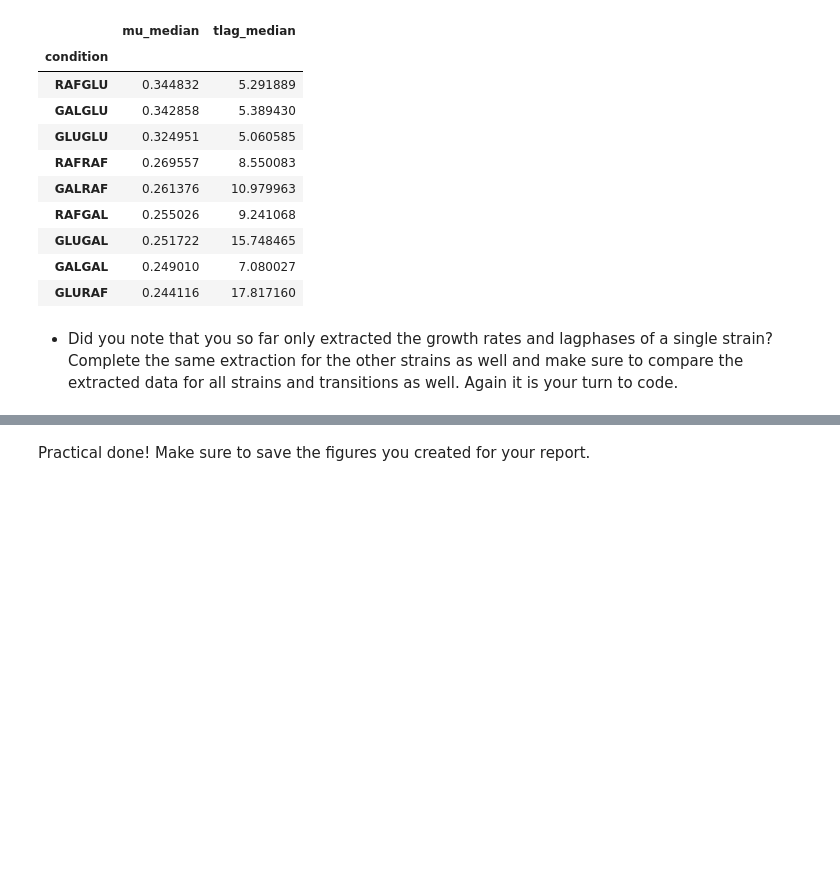
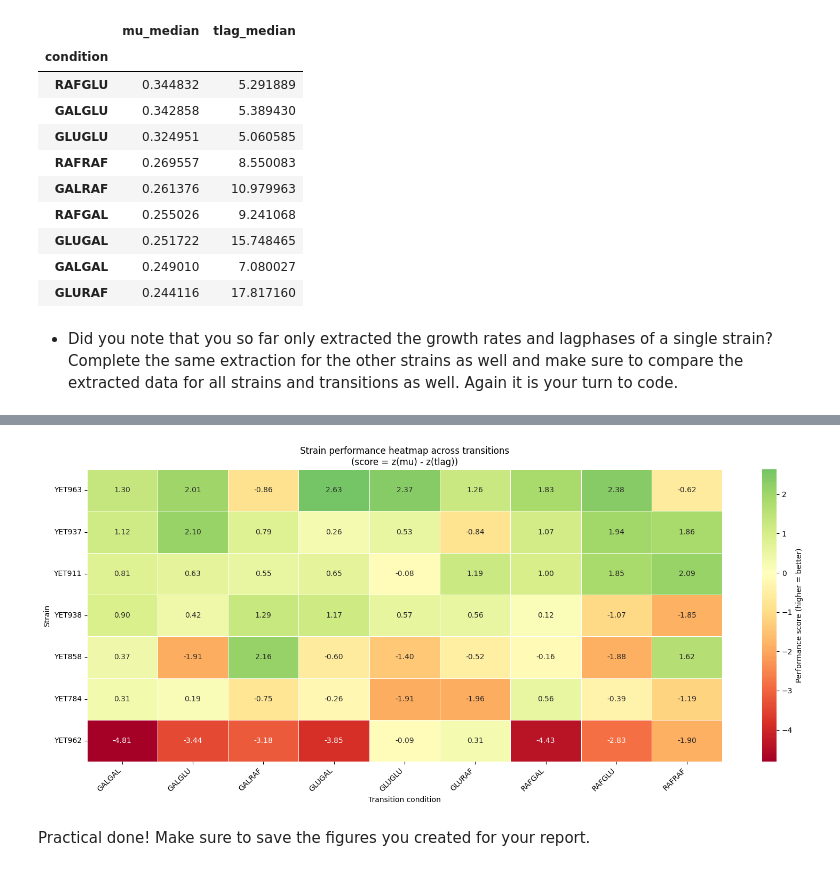
Before and after one commit to itsme-eni/quant_single_cell, a Jupyter notebook: 1_practical_Platereader_Growth2025/01 Growth experiments.ipynb, the cells around one changed output, grey strips where cells are left out. Cells and saved outputs as stored; diff of their text form; code cells hidden in the pictures; blank space fills up the shorter version.

Commit message:
A lot of extra graphs

```diff
--- a/1_practical_Platereader_Growth2025/01 Growth experiments.ipynb
+++ b/1_practical_Platereader_Growth2025/01 Growth experiments.ipynb
@@ -857,2 +1331,57 @@ Error:
+# %%
+# One big color plot to compare strains clearly
+score_df = all_strains_results.copy()
+score_df["mu"] = pd.to_numeric(score_df["mu"], errors="coerce")
+score_df["tlag"] = pd.to_numeric(score_df["tlag"], errors="coerce")
+
+score_df = score_df.dropna(subset=["strain", "condition", "mu", "tlag"]).copy()
+if score_df.empty:
+    print("No valid rows for performance heatmap.")
+else:
+    # Aggregate across sample1/sample2 first
+    perf = (
+        score_df.groupby(["strain", "condition"], as_index=False)
+        .agg(mu_mean=("mu", "mean"), tlag_mean=("tlag", "mean"))
+    )
+
+    # Build per-condition standardized score: higher = better
+    # score = z(mu) - z(tlag), so high growth + short lag is high score
+    perf["mu_z"] = perf.groupby("condition")["mu_mean"].transform(
+        lambda s: (s - s.mean()) / (s.std(ddof=0) if s.std(ddof=0) != 0 else 1)
+    )
+    perf["tlag_z"] = perf.groupby("condition")["tlag_mean"].transform(
+        lambda s: (s - s.mean()) / (s.std(ddof=0) if s.std(ddof=0) != 0 else 1)
+    )
+    perf["score"] = perf["mu_z"] - perf["tlag_z"]
+
+    heat = perf.pivot(index="strain", columns="condition", values="score")
+
+    # Order strains by overall average score for easier reading
+    row_order = heat.mean(axis=1).sort_values(ascending=False).index
+    heat = heat.loc[row_order]
+
+    plt.figure(figsize=(16, 7))
+    sns.heatmap(
+        heat,
+        cmap="RdYlGn",
+        center=0,
+        annot=True,
+        fmt=".2f",
+        linewidths=0.7,
+        cbar_kws={"label": "Performance score (higher = better)"}
+    )
+    plt.title("Strain performance heatmap across transitions\n(score = z(mu) - z(tlag))")
+    plt.xlabel("Transition condition")
+    plt.ylabel("Strain")
+    plt.xticks(rotation=45, ha="right")
+    plt.yticks(rotation=0)
+    plt.tight_layout()
+    plt.show()
+
+    # Optional quick ranking table
+    strain_ranking = heat.mean(axis=1).sort_values(ascending=False).rename("mean_score")
+    strain_ranking.to_frame()
+# %% [output]
+[figure, added]
 # %% [markdown]
 Practical done! Make sure to save the figures you created for your report.
```
Also changed, not shown: parts of 2 cells of this notebook, 9 other files.
